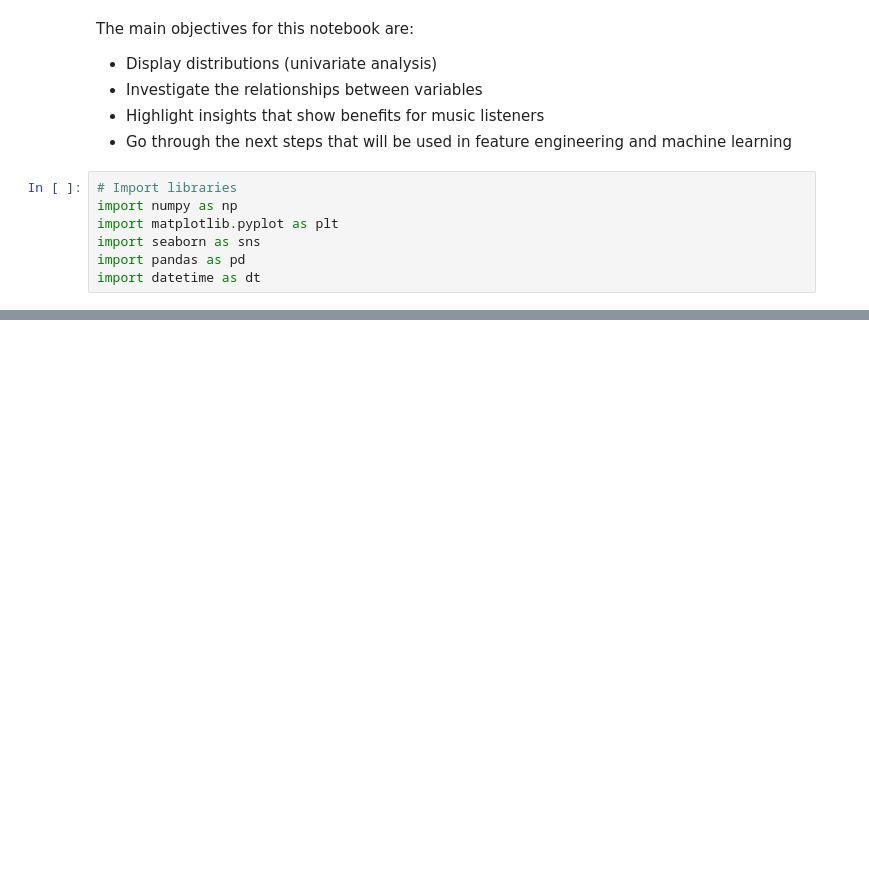
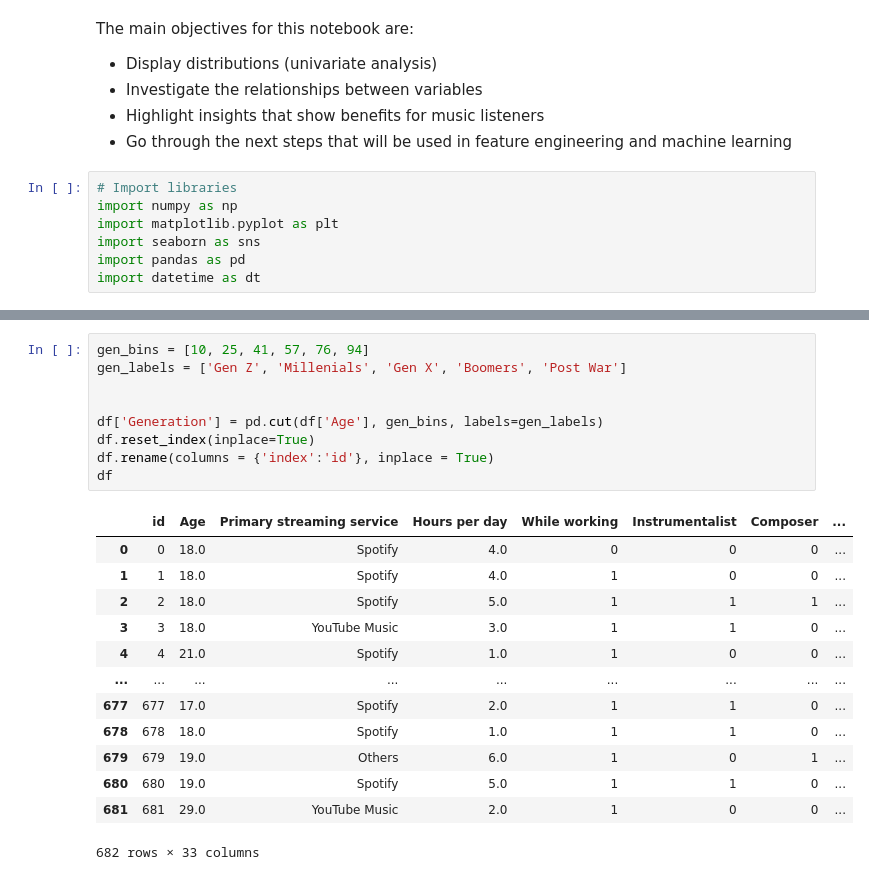
Before and after one commit to mlcuadra1/Mental-Health-x-Music-EDA, a Jupyter notebook: notebooks/Script 2 - EDA.ipynb, the cells around one changed output, grey strips where cells are left out. Saved outputs shown, nothing was run; the diff lists cells and outputs as text; blank space fills up the shorter version.

```diff
--- a/notebooks/Script 2 - EDA.ipynb
+++ b/notebooks/Script 2 - EDA.ipynb
@@ -109,3 +191,26 @@ plt.title('Correlation matrix')
 plt.show()
 # %% [output]
 [figure]
+# %%
+gen_bins = [10, 25, 41, 57, 76, 94]
+gen_labels = ['Gen Z', 'Millenials', 'Gen X', 'Boomers', 'Post War']
+
+
+df['Generation'] = pd.cut(df['Age'], gen_bins, labels=gen_labels)
+df.reset_index(inplace=True)
+df.rename(columns = {'index':'id'}, inplace = True)
+df
+# %% [output]
+|  | id | Age | Primary streaming service | Hours per day | While working | Instrumentalist | Composer | ... |
+| 0 | 0 | 18.0 | Spotify | 4.0 | 0 | 0 | 0 | ... |
+| 1 | 1 | 18.0 | Spotify | 4.0 | 1 | 0 | 0 | ... |
+| 2 | 2 | 18.0 | Spotify | 5.0 | 1 | 1 | 1 | ... |
+| 3 | 3 | 18.0 | YouTube Music | 3.0 | 1 | 1 | 0 | ... |
+| 4 | 4 | 21.0 | Spotify | 1.0 | 1 | 0 | 0 | ... |
+| ... | ... | ... | ... | ... | ... | ... | ... | ... |
+| 677 | 677 | 17.0 | Spotify | 2.0 | 1 | 1 | 0 | ... |
+| 678 | 678 | 18.0 | Spotify | 1.0 | 1 | 1 | 0 | ... |
+| 679 | 679 | 19.0 | Others | 6.0 | 1 | 0 | 1 | ... |
+| 680 | 680 | 19.0 | Spotify | 5.0 | 1 | 1 | 0 | ... |
+| 681 | 681 | 29.0 | YouTube Music | 2.0 | 1 | 0 | 0 | ... |
+682 rows × 33 columns
```
Also changed, not shown: parts of 23 cells of this notebook, 1 other file.
